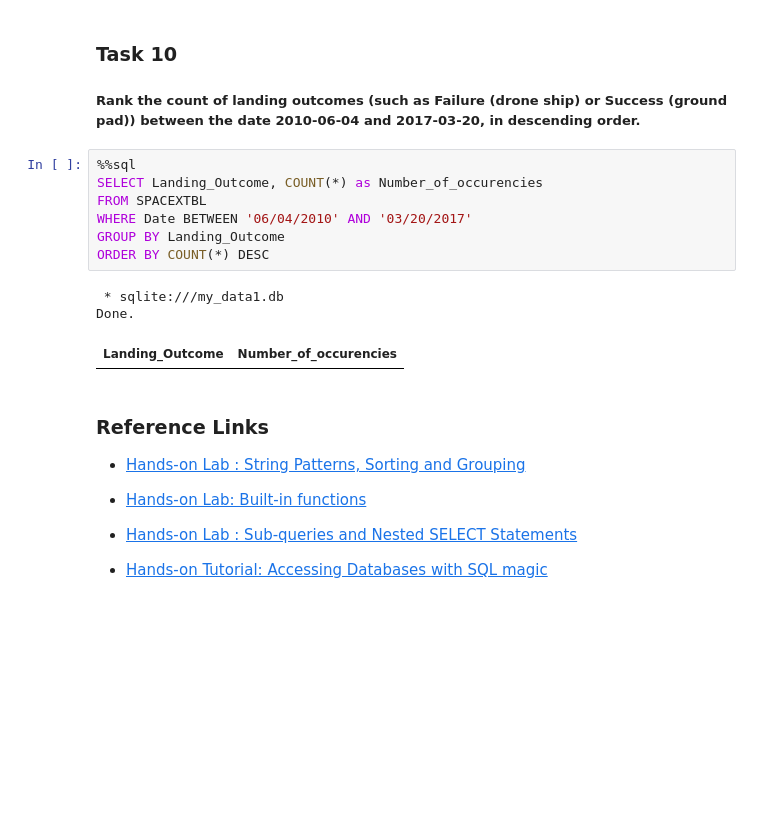
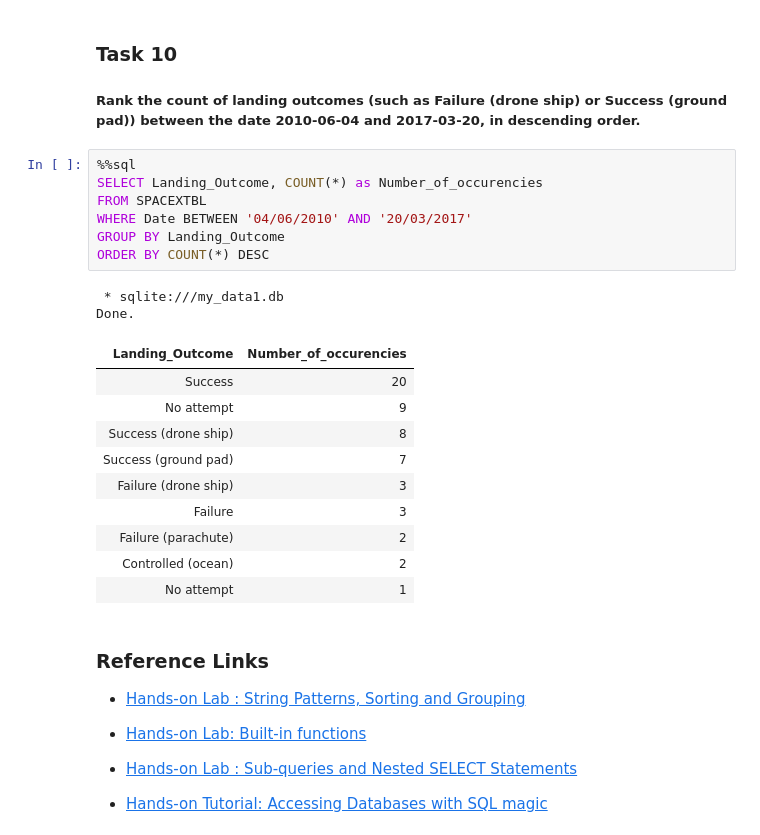
Before and after one commit to calvinmaposse/DataScienceCapstone, a Jupyter notebook: jupyter-labs-eda-sql-coursera_sqllite.ipynb, the cells around one changed output. Drawn from its saved outputs; the diff is of its cells as text; blank space fills up the shorter version.

```diff
--- a/jupyter-labs-eda-sql-coursera_sqllite.ipynb
+++ b/jupyter-labs-eda-sql-coursera_sqllite.ipynb
@@ -251,14 +251,23 @@ Done.
 # %%
 %%sql
 SELECT Landing_Outcome, COUNT(*) as Number_of_occurencies
 FROM SPACEXTBL
-WHERE Date BETWEEN '06/04/2010' AND '03/20/2017'
+WHERE Date BETWEEN '04/06/2010' AND '20/03/2017'
 GROUP BY Landing_Outcome
 ORDER BY COUNT(*) DESC
 # %% [output]
  * sqlite:///my_data1.db
 Done.
 | Landing_Outcome | Number_of_occurencies |
+| Success | 20 |
+| No attempt | 9 |
+| Success (drone ship) | 8 |
+| Success (ground pad) | 7 |
+| Failure (drone ship) | 3 |
+| Failure | 3 |
+| Failure (parachute) | 2 |
+| Controlled (ocean) | 2 |
+| No attempt | 1 |
 # %% [markdown]
 ### Reference Links
 
```
Also changed, not shown: parts of 1 cell of this notebook, 2 other files.
